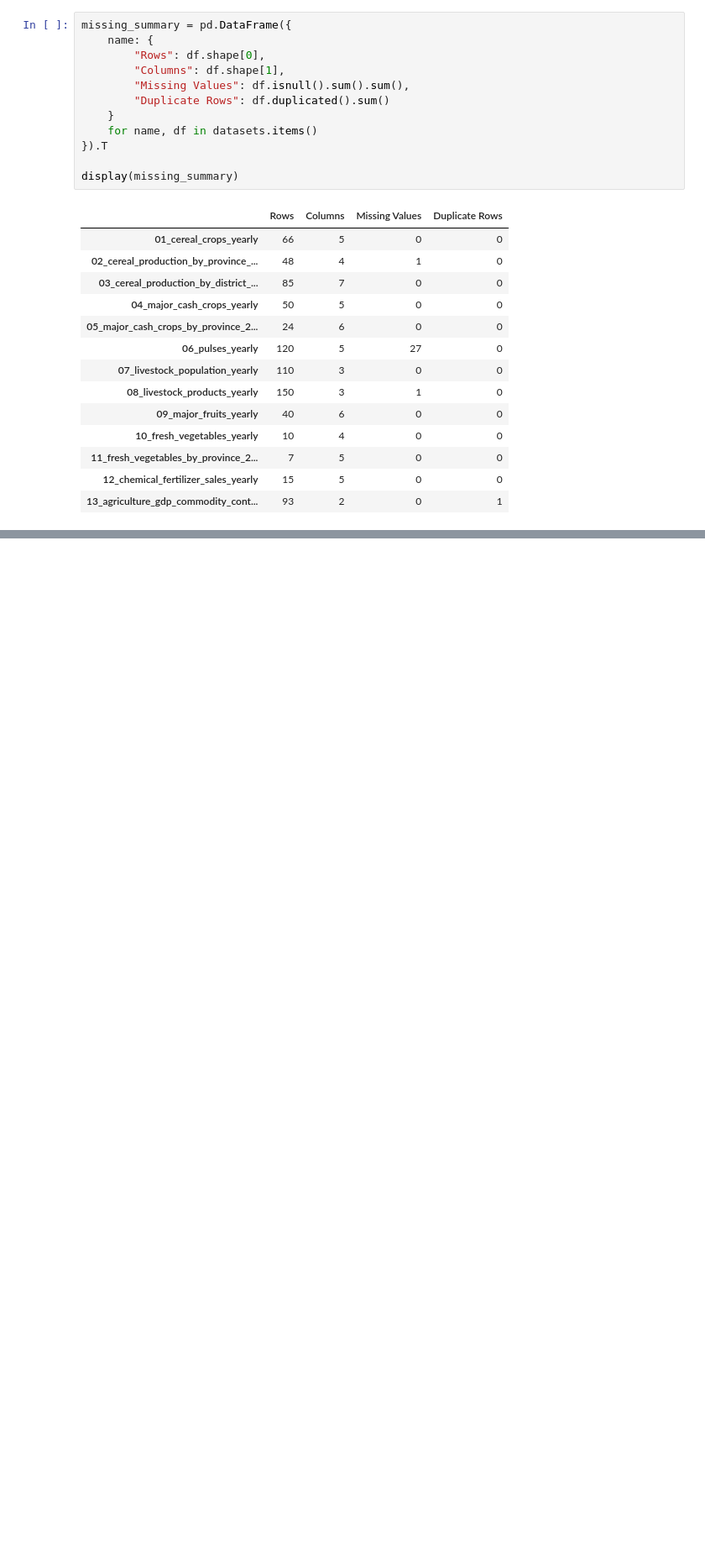
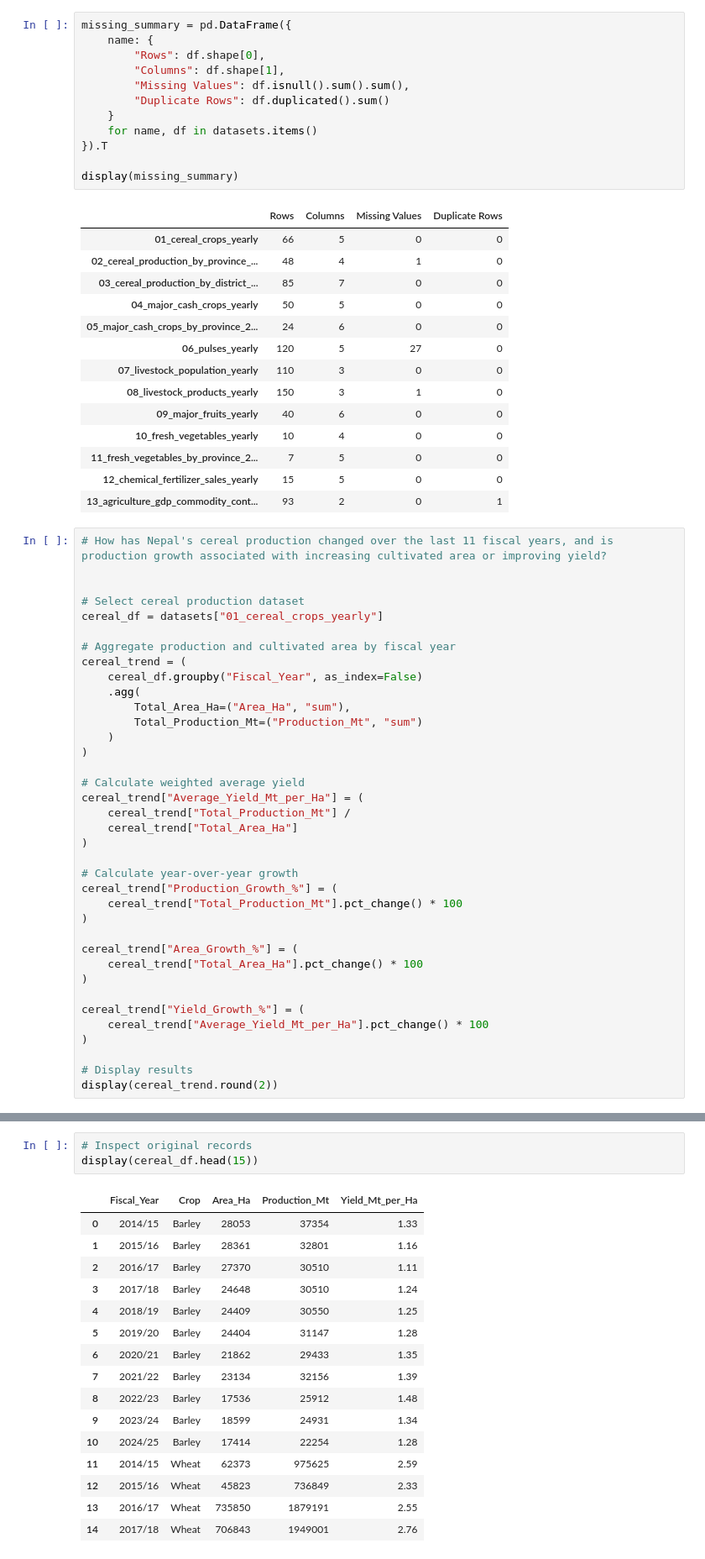
Before and after one commit to Srijan0113/Nepal_Agriculture_Analysis, a Jupyter notebook: Python/01_Agriculture_Data_Analysis.ipynb, the cells around one changed output, grey strips where cells are left out. Shown at 84% size. Cells and saved outputs as stored; diff of their text form; blank space fills up the shorter version.

```diff
--- a/Python/01_Agriculture_Data_Analysis.ipynb
+++ b/Python/01_Agriculture_Data_Analysis.ipynb
@@ -86,3 +86,40 @@ display(missing_summary)
 | 11_fresh_vegetables_by_province_2... | 7 | 5 | 0 | 0 |
 | 12_chemical_fertilizer_sales_yearly | 15 | 5 | 0 | 0 |
 | 13_agriculture_gdp_commodity_cont... | 93 | 2 | 0 | 1 |
+# %%
+# How has Nepal's cereal production changed over the last 11 fiscal years, and is production growth associated with increasing cultivated area or improving yield?
+
+
+# Select cereal production dataset
+cereal_df = datasets["01_cereal_crops_yearly"]
+
+# Aggregate production and cultivated area by fiscal year
+cereal_trend = (
+    cereal_df.groupby("Fiscal_Year", as_index=False)
+    .agg(
+        Total_Area_Ha=("Area_Ha", "sum"),
+        Total_Production_Mt=("Production_Mt", "sum")
+    )
+)
+
+# Calculate weighted average yield
+cereal_trend["Average_Yield_Mt_per_Ha"] = (
+    cereal_trend["Total_Production_Mt"] /
+    cereal_trend["Total_Area_Ha"]
+)
+
+# Calculate year-over-year growth
+cereal_trend["Production_Growth_%"] = (
+    cereal_trend["Total_Production_Mt"].pct_change() * 100
+)
+
+cereal_trend["Area_Growth_%"] = (
+    cereal_trend["Total_Area_Ha"].pct_change() * 100
+)
+
+cereal_trend["Yield_Growth_%"] = (
+    cereal_trend["Average_Yield_Mt_per_Ha"].pct_change() * 100
+)
+
+# Display results
+display(cereal_trend.round(2))
@@ -88,0 +202,20 @@ display(missing_summary)
+# %%
+# Inspect original records
+display(cereal_df.head(15))
+# %% [output]
+|  | Fiscal_Year | Crop | Area_Ha | Production_Mt | Yield_Mt_per_Ha |
+| 0 | 2014/15 | Barley | 28053 | 37354 | 1.33 |
+| 1 | 2015/16 | Barley | 28361 | 32801 | 1.16 |
+| 2 | 2016/17 | Barley | 27370 | 30510 | 1.11 |
+| 3 | 2017/18 | Barley | 24648 | 30510 | 1.24 |
+| 4 | 2018/19 | Barley | 24409 | 30550 | 1.25 |
+| 5 | 2019/20 | Barley | 24404 | 31147 | 1.28 |
+| 6 | 2020/21 | Barley | 21862 | 29433 | 1.35 |
+| 7 | 2021/22 | Barley | 23134 | 32156 | 1.39 |
+| 8 | 2022/23 | Barley | 17536 | 25912 | 1.48 |
+| 9 | 2023/24 | Barley | 18599 | 24931 | 1.34 |
+| 10 | 2024/25 | Barley | 17414 | 22254 | 1.28 |
+| 11 | 2014/15 | Wheat | 62373 | 975625 | 2.59 |
+| 12 | 2015/16 | Wheat | 45823 | 736849 | 2.33 |
+| 13 | 2016/17 | Wheat | 735850 | 1879191 | 2.55 |
+| 14 | 2017/18 | Wheat | 706843 | 1949001 | 2.76 |
```
Also changed, not shown: parts of 9 cells of this notebook.
